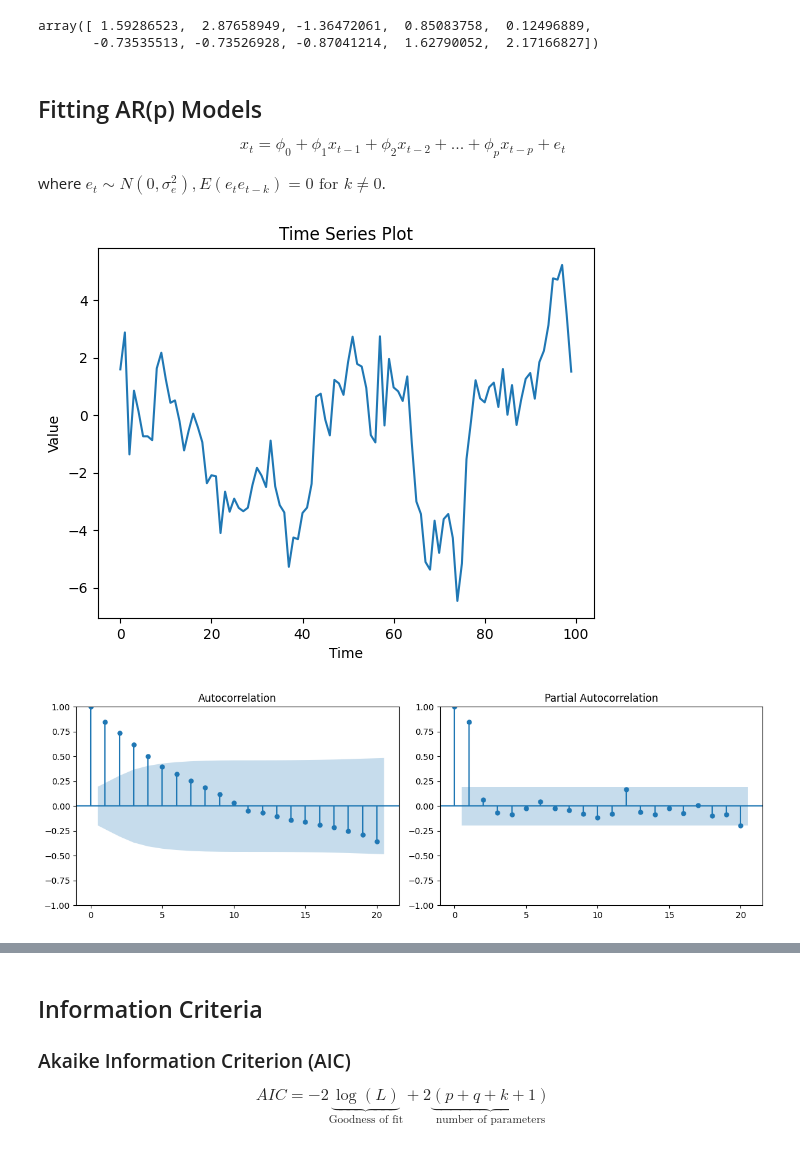
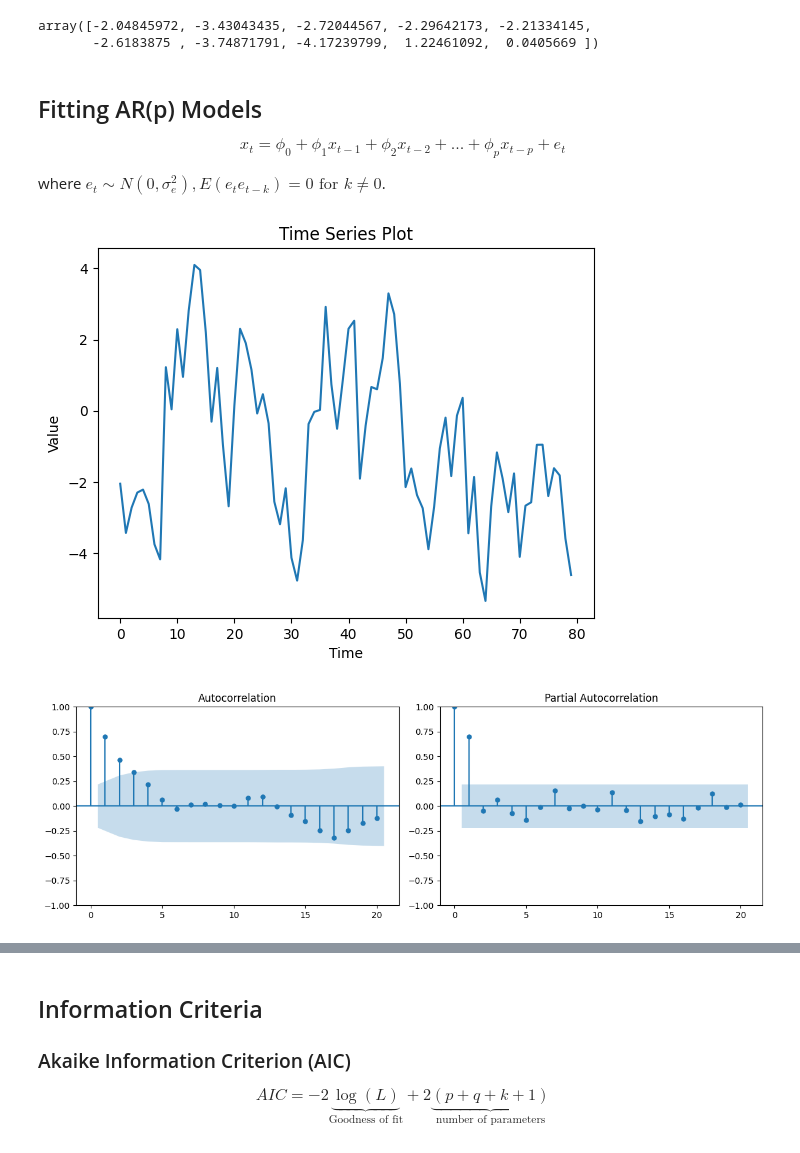
Before and after one commit to febse/ts, a Jupyter notebook: 05-ARMA-Fitting-Class.ipynb, the cells around one changed output, grey strips where cells are left out. Drawn from its saved outputs; the diff is of its cells as text; code cells hidden in the pictures.

Commit message:
Update ARMA fitting notebook

```diff
--- a/05-ARMA-Fitting-Class.ipynb
+++ b/05-ARMA-Fitting-Class.ipynb
@@ -10,6 +10,8 @@ import pandas as pd
 import matplotlib.pyplot as plt
 from statsmodels.tsa.arima_process import arma_generate_sample
 from statsmodels.graphics.tsaplots import plot_acf, plot_pacf
+
+np.random.seed(12)  # for reproducibility
 
 # Model parameters
 phi_1 = 0.8  # AR1 coefficient
@@ -20,15 +22,26 @@ theta_2 = 0
 sigma = 1  # standard deviation of the purely random process
 n = 100
 
+# True model as fixed (not estimated) ARIMA parameters: [const, phi_1, sigma2]
+# (valid for the AR(1) case; add phi_2, theta_1, theta_2 entries in statsmodels order if you change them)
+true_params = [0.0, phi_1, (1.5 * sigma) ** 2]
+
 noise = arma_generate_sample(ar=[1], ma=[1], nsample=n, scale=sigma)
 
 dt = arma_generate_sample(ar=[1, -phi_1, -phi_2], ma=[1, -theta_1, -theta_2], nsample=n, scale= 1.5 * sigma)
 
-# Check the first 10 values of the generated time series
-dt[:10]
+# Hold out the final 20 observations as test data.
+# Everything below (plots, model fitting, diagnostics) uses the training data only.
+forecast_steps = 20
+test_start = len(dt) - forecast_steps
+dt_train = dt[:test_start]
+dt_test = dt[test_start:]
+
+# Check the first 10 values of the training series
+dt_train[:10]
 # %% [output]
-array([ 1.59286523,  2.87658949, -1.36472061,  0.85083758,  0.12496889,
-       -0.73535513, -0.73526928, -0.87041214,  1.62790052,  2.17166827])
+array([-2.04845972, -3.43043435, -2.72044567, -2.29642173, -2.21334145,
+       -2.6183875 , -3.74871791, -4.17239799,  1.22461092,  0.0405669 ])
 # %% [markdown]
 ## Fitting AR(p) Models
 
@@ -40,21 +53,21 @@ where $e_t \sim N(0, \sigma_e^2), E(e_t e_{t-k}) = 0 \text{ for } k \neq 0$.
 # %%
 # Plot the series
 
-plt.plot(dt)
+plt.plot(dt_train)
 plt.title('Time Series Plot')
 plt.xlabel('Time')
 plt.ylabel('Value')
 plt.show()
 # %% [output]
-[figure, old version]
+[figure, new version]
 # %%
 # Plot ACF and PACF
 
 fix, ax = plt.subplots(1, 2, figsize=(12, 4))
-plot_acf(dt, ax=ax[0], lags=20)
-plot_pacf(dt, ax=ax[1], lags=20)
+plot_acf(dt_train, ax=ax[0], lags=20)
+plot_pacf(dt_train, ax=ax[1], lags=20)
 plt.tight_layout()
 plt.show()
 # %% [output]
-[figure, old version]
+[figure, new version]
 # %%
```
Also changed, not shown: parts of 9 cells of this notebook.
